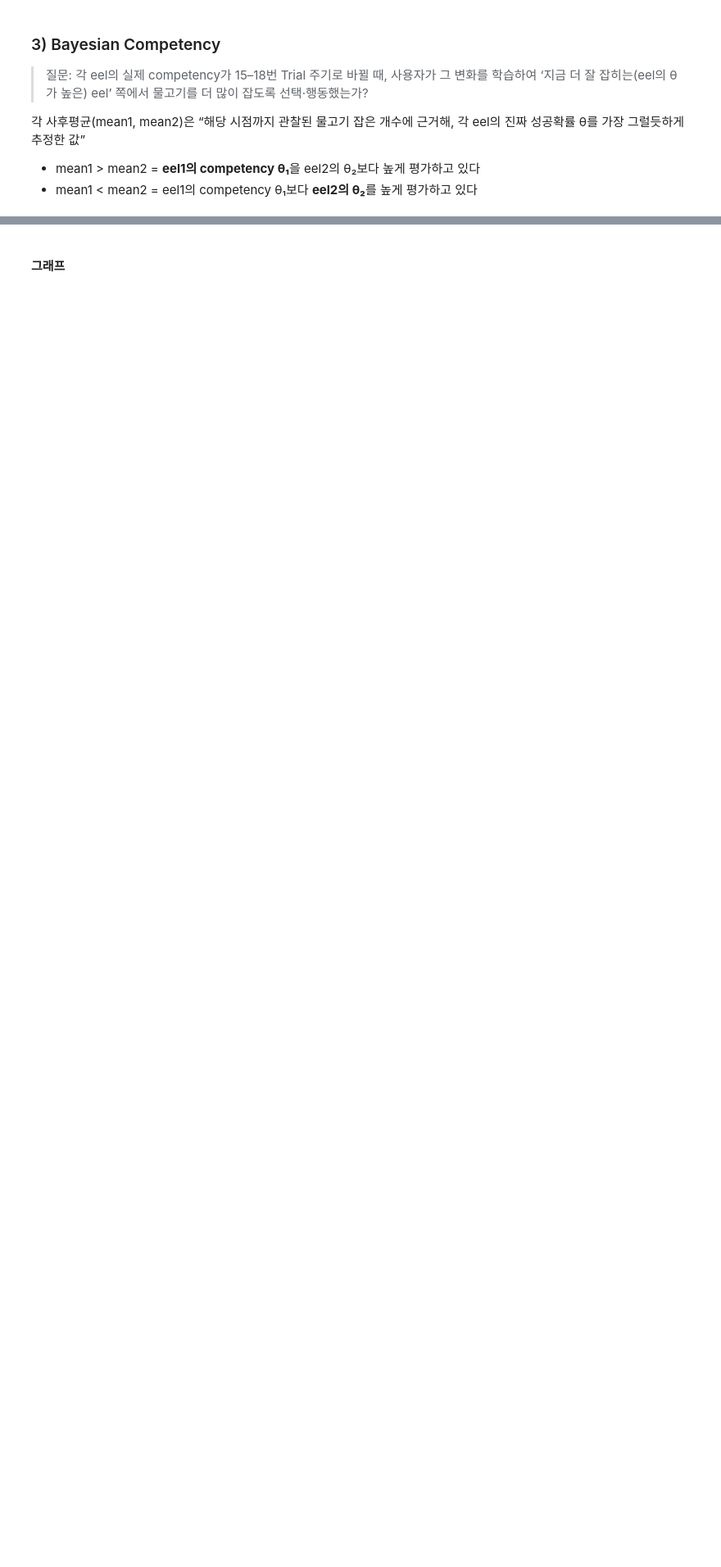
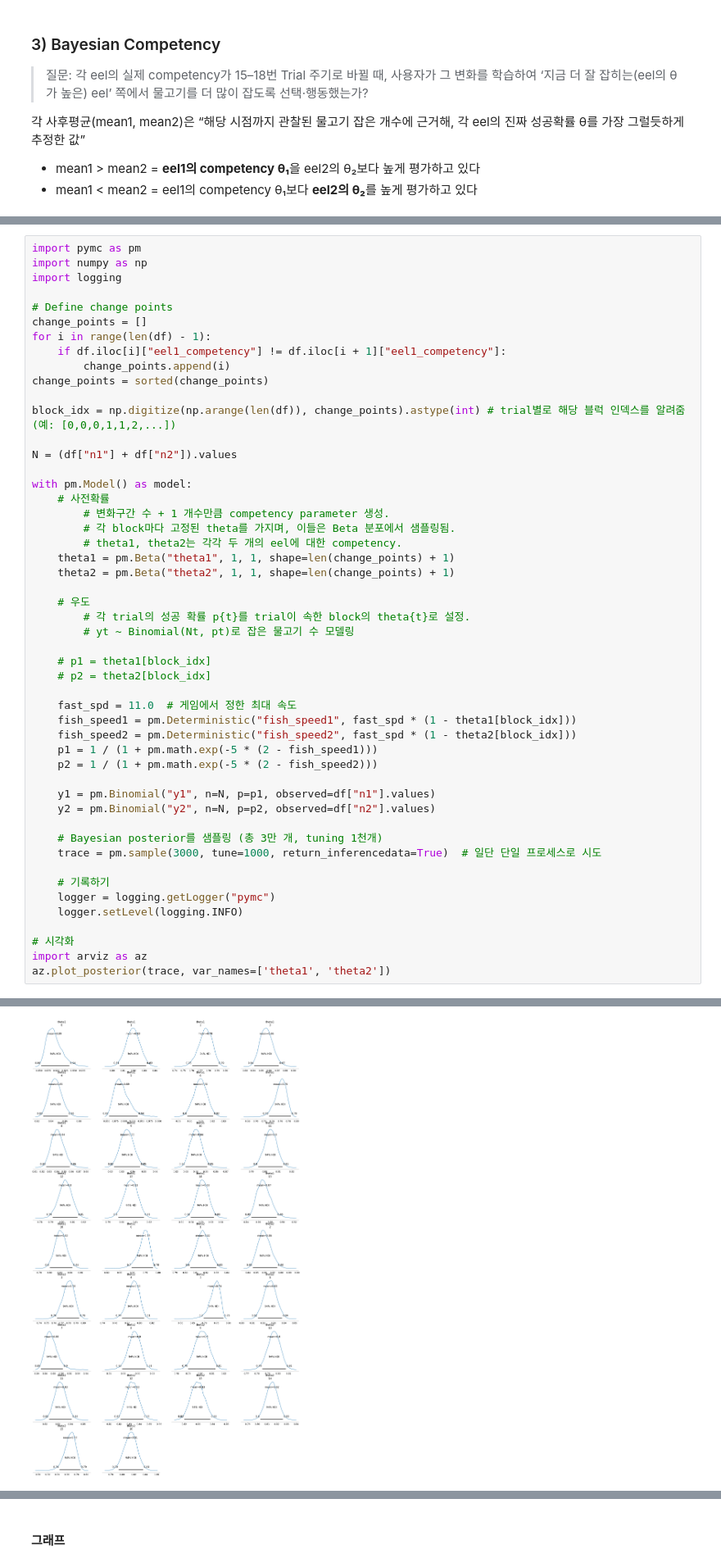
Before and after one commit to guichana99/EEL, a Jupyter notebook: Jimin/Testing_Competency.ipynb, the cells around one changed output, grey strips where cells are left out. Shown at 82% size. Saved outputs shown, nothing was run; the diff lists cells and outputs as text; blank space fills up the shorter version.

```diff
--- a/Jimin/Testing_Competency.ipynb
+++ b/Jimin/Testing_Competency.ipynb
@@ -650,0 +861,51 @@ plt.show()
+# %%
+import pymc as pm
+import numpy as np
+import logging
+
+# Define change points
+change_points = []
+for i in range(len(df) - 1):
+    if df.iloc[i]["eel1_competency"] != df.iloc[i + 1]["eel1_competency"]:
+        change_points.append(i)
+change_points = sorted(change_points)
+
+block_idx = np.digitize(np.arange(len(df)), change_points).astype(int) # trial별로 해당 블럭 인덱스를 알려줌 (예: [0,0,0,1,1,2,...])
+
+N = (df["n1"] + df["n2"]).values
+
+with pm.Model() as model:
+    # 사전확률
+        # 변화구간 수 + 1 개수만큼 competency parameter 생성.
+        # 각 block마다 고정된 theta를 가지며, 이들은 Beta 분포에서 샘플링됨.
+        # theta1, theta2는 각각 두 개의 eel에 대한 competency.
+    theta1 = pm.Beta("theta1", 1, 1, shape=len(change_points) + 1)
+    theta2 = pm.Beta("theta2", 1, 1, shape=len(change_points) + 1)
+
+    # 우도
+        # 각 trial의 성공 확률 p{t}를 trial이 속한 block의 theta{t}로 설정.
+        # yt ~ Binomial(Nt, pt)로 잡은 물고기 수 모델링
+
+    # p1 = theta1[block_idx]
+    # p2 = theta2[block_idx]
+
+    fast_spd = 11.0  # 게임에서 정한 최대 속도
+    fish_speed1 = pm.Deterministic("fish_speed1", fast_spd * (1 - theta1[block_idx]))
+    fish_speed2 = pm.Deterministic("fish_speed2", fast_spd * (1 - theta2[block_idx]))
+    p1 = 1 / (1 + pm.math.exp(-5 * (2 - fish_speed1)))
+    p2 = 1 / (1 + pm.math.exp(-5 * (2 - fish_speed2)))
+
+    y1 = pm.Binomial("y1", n=N, p=p1, observed=df["n1"].values)
+    y2 = pm.Binomial("y2", n=N, p=p2, observed=df["n2"].values)
+
+    # Bayesian posterior를 샘플링 (총 3만 개, tuning 1천개)
+    trace = pm.sample(3000, tune=1000, return_inferencedata=True)  # 일단 단일 프로세스로 시도
+
+    # 기록하기
+    logger = logging.getLogger("pymc")
+    logger.setLevel(logging.INFO)
+
+# 시각화
+import arviz as az
+az.plot_posterior(trace, var_names=['theta1', 'theta2'])
+# %% [output]
@@ -650,0 +935 @@ plt.show()
+[figure, added]
```
Also changed, not shown: parts of 22 cells of this notebook, 3 other files.
